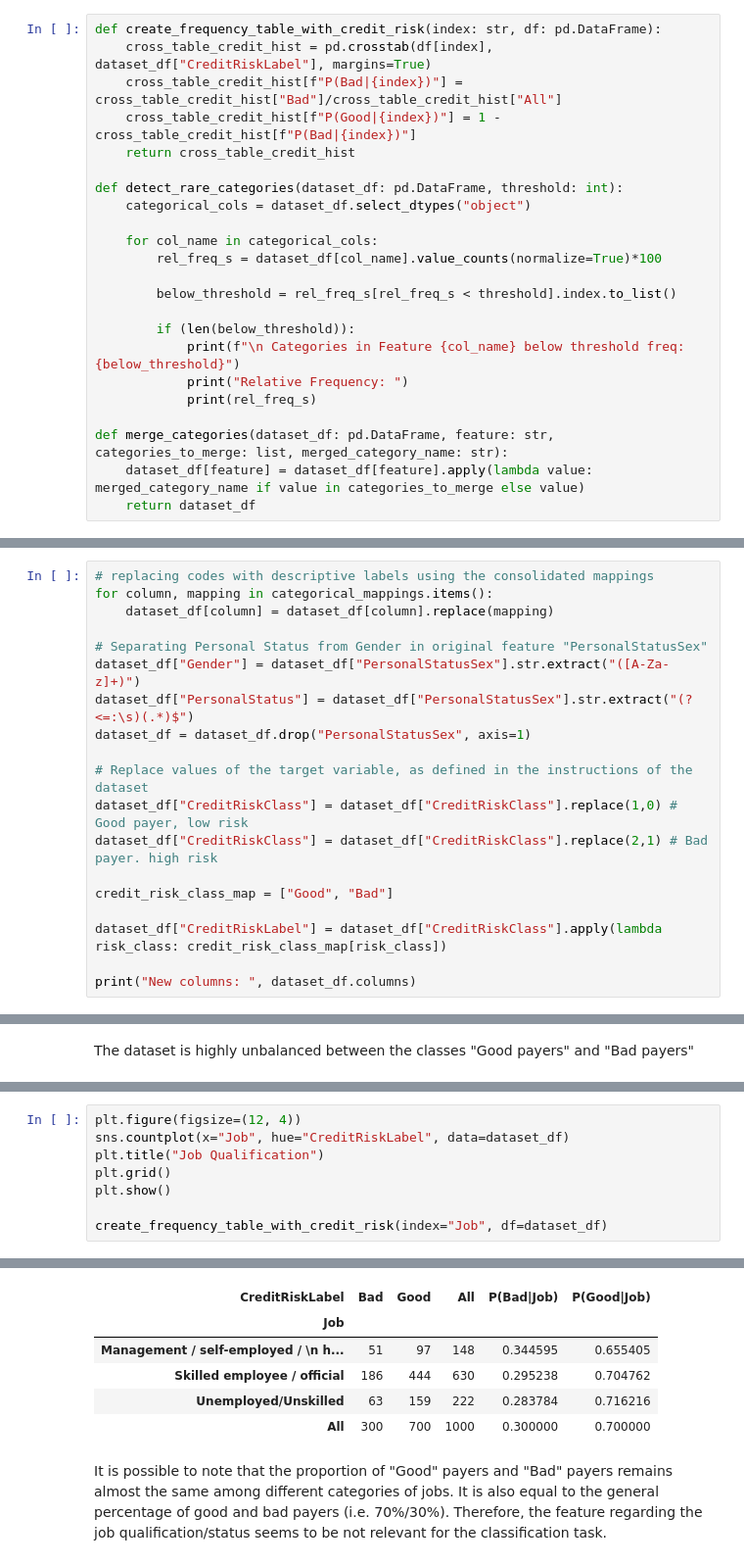
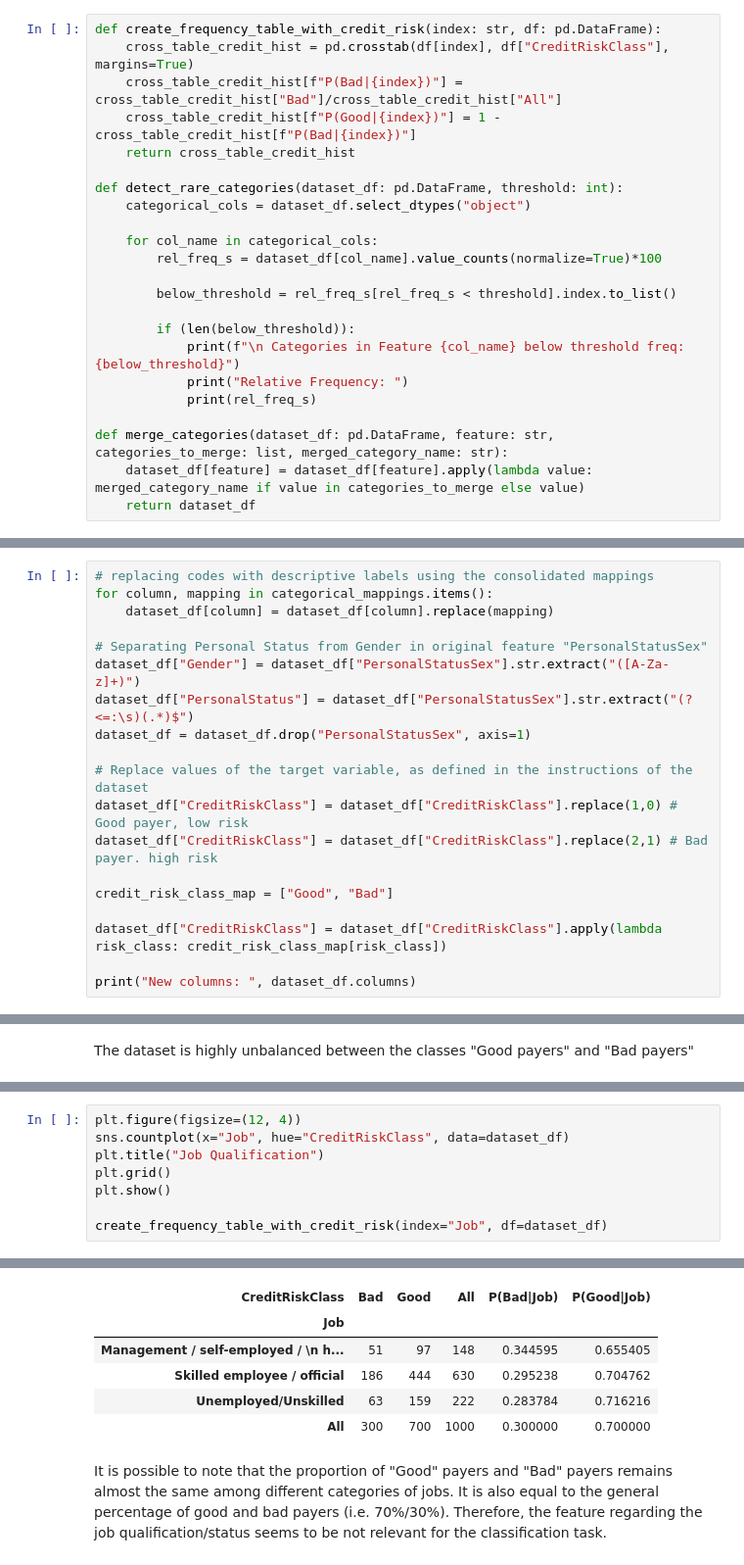
Before and after one commit to LucasVon0645/DSI-Project---Credit-Risk-Prediction, a Jupyter notebook: project.ipynb, the cells around one changed output, grey strips where cells are left out. Shown at 98% size. Saved outputs shown, nothing was run; the diff lists cells and outputs as text.

```diff
--- a/project.ipynb
+++ b/project.ipynb
@@ -15,7 +16,7 @@ from sklearn.metrics import accuracy_score, classification_report
 ## Utils
 # %%
 def create_frequency_table_with_credit_risk(index: str, df: pd.DataFrame):
-    cross_table_credit_hist = pd.crosstab(df[index], dataset_df["CreditRiskLabel"], margins=True)
+    cross_table_credit_hist = pd.crosstab(df[index], df["CreditRiskClass"], margins=True)
     cross_table_credit_hist[f"P(Bad|{index})"] = cross_table_credit_hist["Bad"]/cross_table_credit_hist["All"]
     cross_table_credit_hist[f"P(Good|{index})"] = 1 - cross_table_credit_hist[f"P(Bad|{index})"]
     return cross_table_credit_hist
@@ -232,7 +233,7 @@ dataset_df["CreditRiskClass"] = dataset_df["CreditRiskClass"].replace(2,1) # Bad
 
 credit_risk_class_map = ["Good", "Bad"]
 
-dataset_df["CreditRiskLabel"] = dataset_df["CreditRiskClass"].apply(lambda risk_class: credit_risk_class_map[risk_class])
+dataset_df["CreditRiskClass"] = dataset_df["CreditRiskClass"].apply(lambda risk_class: credit_risk_class_map[risk_class])
 
 print("New columns: ", dataset_df.columns)
 # %% [output]
@@ -412,15 +430,15 @@ axes[2].set_ylim(0, max_y)
 [figure]
 # %%
 plt.figure(figsize=(12, 4))
-sns.countplot(x="Job", hue="CreditRiskLabel", data=dataset_df)
+sns.countplot(x="Job", hue="CreditRiskClass", data=dataset_df)
 plt.title("Job Qualification")
 plt.grid()
 plt.show()
 
 create_frequency_table_with_credit_risk(index="Job", df=dataset_df)
 # %% [output]
 [figure]
-| CreditRiskLabel | Bad | Good | All | P(Bad|Job) | P(Good|Job) |
+| CreditRiskClass | Bad | Good | All | P(Bad|Job) | P(Good|Job) |
 | Job |  |  |  |  |  |
 | Management / self-employed / \n h... | 51 | 97 | 148 | 0.344595 | 0.655405 |
 | Skilled employee / official | 186 | 444 | 630 | 0.295238 | 0.704762 |
```
Also changed, not shown: parts of 32 cells of this notebook, 1 other file.
